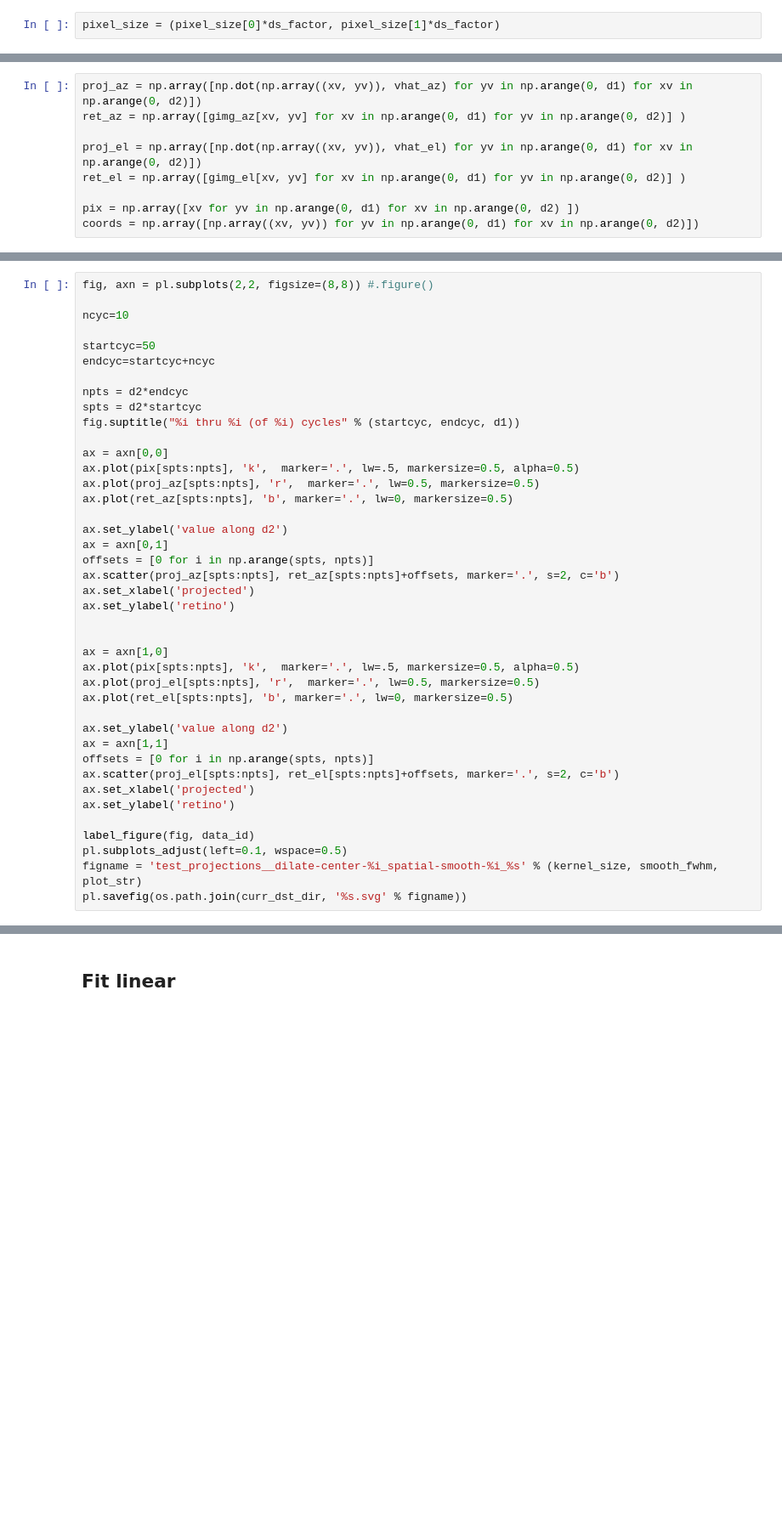
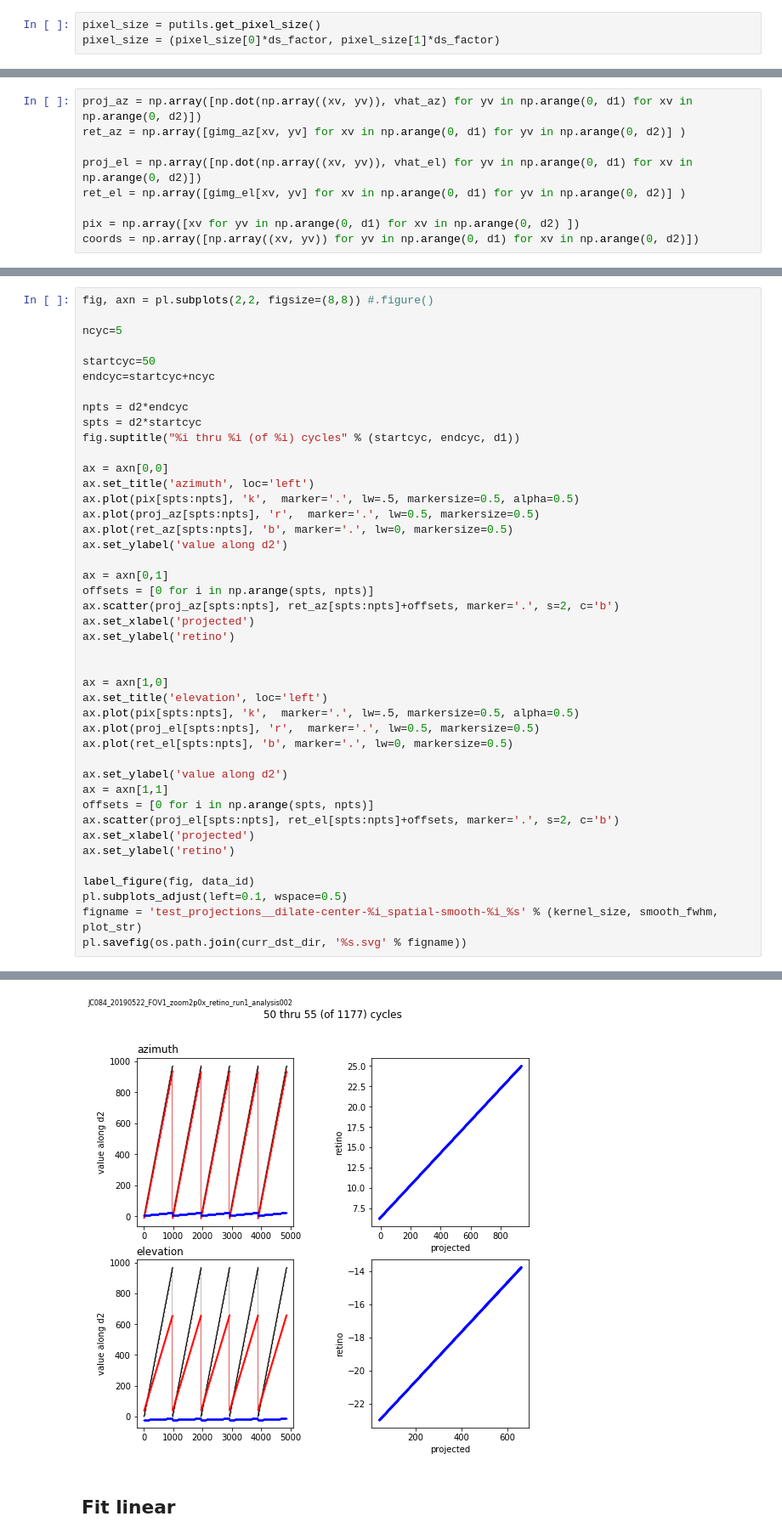
Before and after one commit to julianarhee/2p-pipeline, a Jupyter notebook: pipeline/python/classifications/notebooks/retinotopy/aggregate_gradient_estimation.ipynb, the cells around one changed output, grey strips where cells are left out. Shown at 85% size. Cells and saved outputs as stored; diff of their text form; blank space fills up the shorter version.

```diff
--- a/pipeline/python/classifications/notebooks/retinotopy/aggregate_gradient_estimation.ipynb
+++ b/pipeline/python/classifications/notebooks/retinotopy/aggregate_gradient_estimation.ipynb
@@ -426,6 +394,7 @@ elev_phase_mask_soma = np.ma.masked_where(elev_phase_soma==-100, elev_phase_soma
 # %%
 from pipeline.python.coregistration import align_fov as coreg
 # %%
+pixel_size = putils.get_pixel_size()
 pixel_size = (pixel_size[0]*ds_factor, pixel_size[1]*ds_factor)
 # %%
 zimg_r = coreg.transform_2p_fov(zimg, pixel_size)
@@ -1071,7 +1041,7 @@ coords = np.array([np.array((xv, yv)) for yv in np.arange(0, d1) for xv in np.ar
 # %%
 fig, axn = pl.subplots(2,2, figsize=(8,8)) #.figure()
 
-ncyc=10
+ncyc=5
 
 startcyc=50
 endcyc=startcyc+ncyc
@@ -1081,11 +1051,12 @@ spts = d2*startcyc
 fig.suptitle("%i thru %i (of %i) cycles" % (startcyc, endcyc, d1))
 
 ax = axn[0,0]
+ax.set_title('azimuth', loc='left')
 ax.plot(pix[spts:npts], 'k',  marker='.', lw=.5, markersize=0.5, alpha=0.5)
 ax.plot(proj_az[spts:npts], 'r',  marker='.', lw=0.5, markersize=0.5)
 ax.plot(ret_az[spts:npts], 'b', marker='.', lw=0, markersize=0.5)
+ax.set_ylabel('value along d2')
 
-ax.set_ylabel('value along d2')
 ax = axn[0,1]
 offsets = [0 for i in np.arange(spts, npts)]
 ax.scatter(proj_az[spts:npts], ret_az[spts:npts]+offsets, marker='.', s=2, c='b')
@@ -1094,6 +1065,7 @@ ax.set_ylabel('retino')
 
 
 ax = axn[1,0]
+ax.set_title('elevation', loc='left')
 ax.plot(pix[spts:npts], 'k',  marker='.', lw=.5, markersize=0.5, alpha=0.5)
 ax.plot(proj_el[spts:npts], 'r',  marker='.', lw=0.5, markersize=0.5)
 ax.plot(ret_el[spts:npts], 'b', marker='.', lw=0, markersize=0.5)
@@ -1115,3 +1085,4 @@ pl.savefig(os.path.join(curr_dst_dir, '%s.svg' % figname))
+[figure, added]
 # %% [markdown]
 ## Fit linear
 # %%
```
Also changed, not shown: parts of 50 cells of this notebook, 1 other file.
